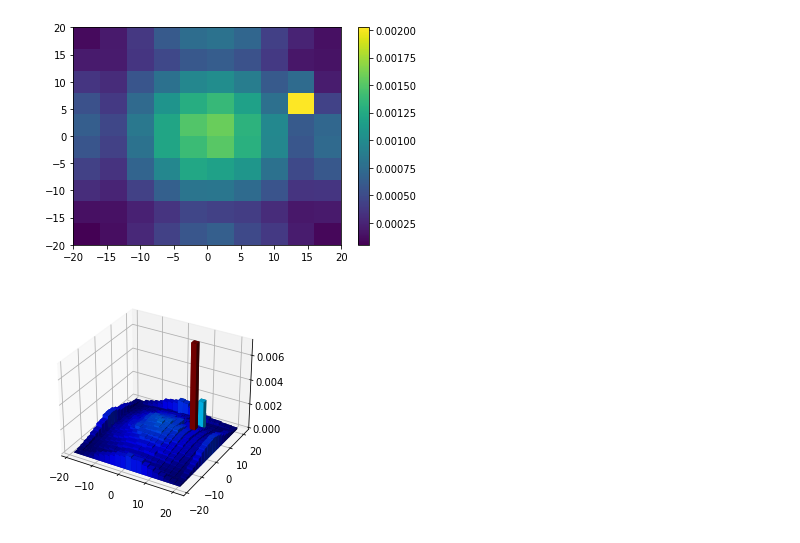
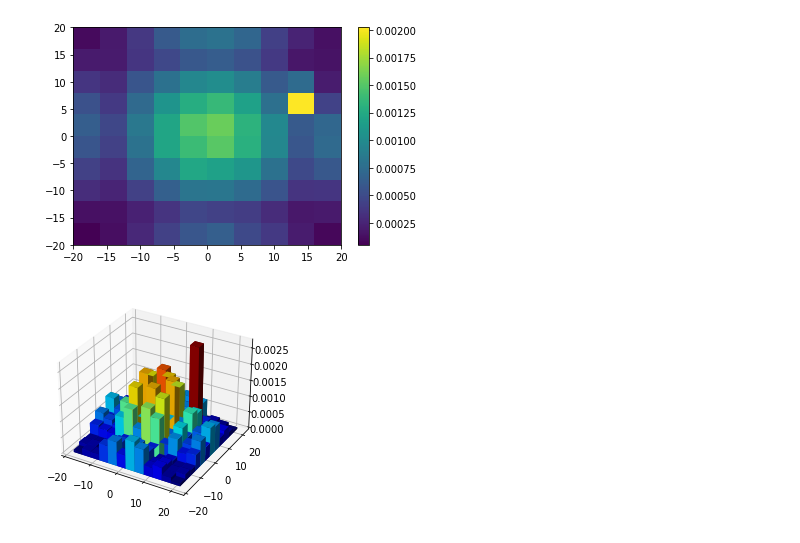
Before and after one commit to phasc/cs166, a Jupyter notebook: pcw/15.ipynb, the cells around one changed output. Saved outputs shown, nothing was run; the diff lists cells and outputs as text; code cells hidden in the pictures.

```diff
--- a/pcw/15.ipynb
+++ b/pcw/15.ipynb
@@ -96,32 +96,32 @@ plt.show()
 from matplotlib import cm
 
 xAmplitudes = [i[0] for i in walks]
 yAmplitudes =  [i[1] for i in walks]
 
 x = np.array(xAmplitudes)
 y = np.array(yAmplitudes)
 
 fig = plt.figure()
 ax = fig.add_subplot(111, projection='3d')
 
-hist, xedges, yedges = np.histogram2d(x, y, bins=(20,20), density=True)
+hist, xedges, yedges = np.histogram2d(x, y, bins=(12,12), density=True)
 xpos, ypos = np.meshgrid(xedges[:-1]+xedges[1:], yedges[:-1]+yedges[1:])
 
 xpos = xpos.flatten()/2.
 ypos = ypos.flatten()/2.
 zpos = np.zeros_like (xpos)
 
 dx = xedges [1] - xedges [0]
 dy = yedges [1] - yedges [0]
 dz = hist.flatten()
 
 cmap = cm.get_cmap('jet')
 max_height = np.max(dz)
 min_height = np.min(dz)
 
 rgba = [cmap((k-min_height)/max_height) for k in dz]
 
 ax.bar3d(xpos, ypos, zpos, dx, dy, dz, color=rgba, zsort='average')
 plt.show()
 # %% [output]
-[figure, old version]
+[figure, new version]
```
